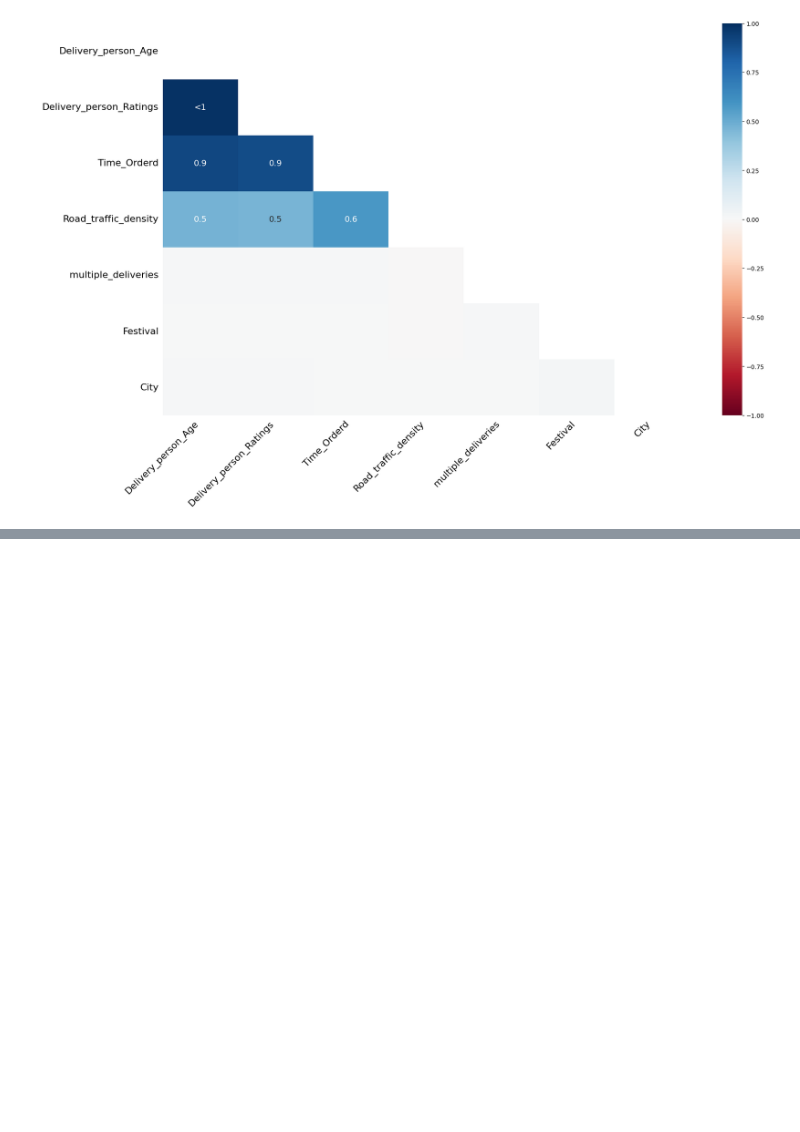
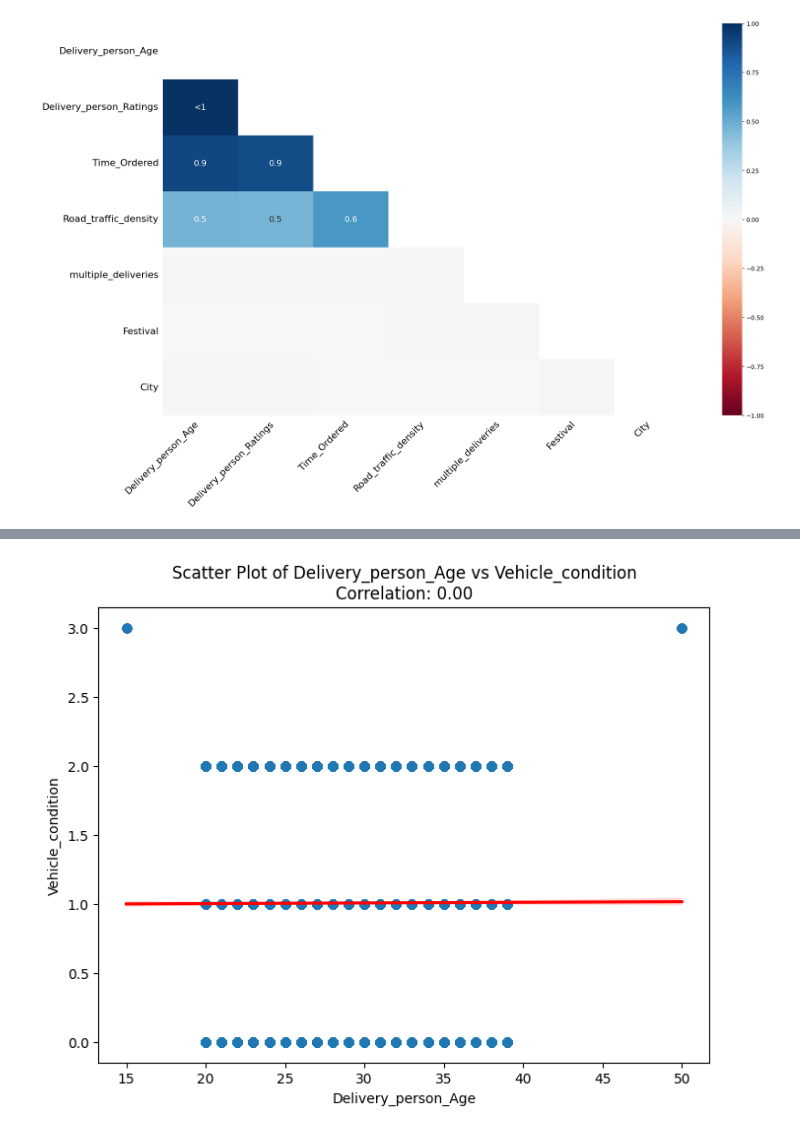
Before and after one commit to chitrakumarsai/UBER_ETA_PREDICTION_DS, a Jupyter notebook: notebooks/script1.ipynb, the cells around one changed output, grey strips where cells are left out. Cells and saved outputs as stored; diff of their text form; code cells hidden in the pictures; blank space fills up the shorter version.

```diff
--- a/notebooks/script1.ipynb
+++ b/notebooks/script1.ipynb
@@ -91,0 +89,28 @@ df['C']
+# %%
+import matplotlib.pyplot as plt
+import seaborn as sns
+import pandas as pd
+
+# Sample DataFrame (Replace with your own data)
+# df = pd.read_csv("your_data.csv")
+
+# Define columns
+col_x = "Delivery_person_Age"  # Replace with your actual column name
+col_y = "Vehicle_condition"  # Replace with your actual column name
+
+# Calculate correlation
+correlation = df[col_x].astype(float).corr(df[col_y].astype(float))
+
+# Scatter plot with regression line
+plt.figure(figsize=(8, 6))
+sns.regplot(x=df[col_x].astype(float), y=df[col_y].astype(float), scatter_kws={'alpha':0.5}, line_kws={'color':'red'})
+
+# Add title and labels
+plt.title(f'Scatter Plot of {col_x} vs {col_y}\nCorrelation: {correlation:.2f}')
+plt.xlabel(col_x)
+plt.ylabel(col_y)
+
+# Show plot
+plt.show()
+# %% [output]
+[figure, added]
```
Also changed, not shown: parts of 11 cells of this notebook, 6 other files.
